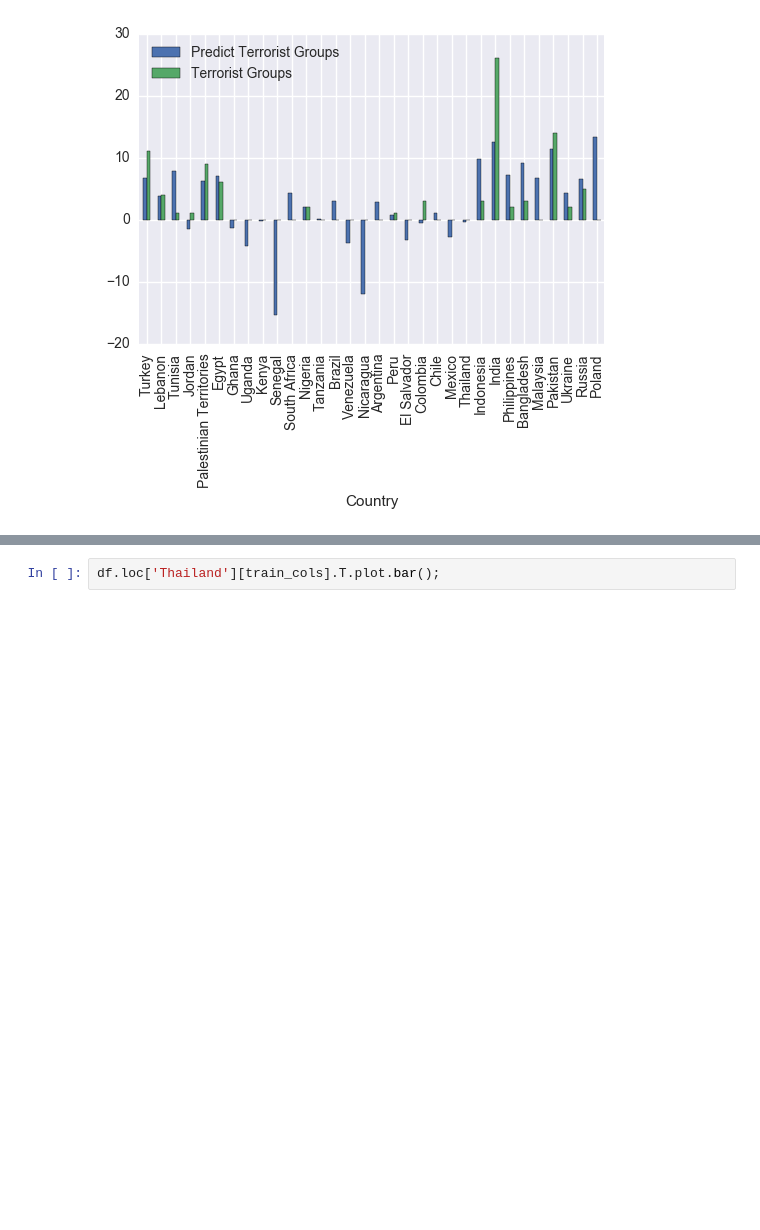
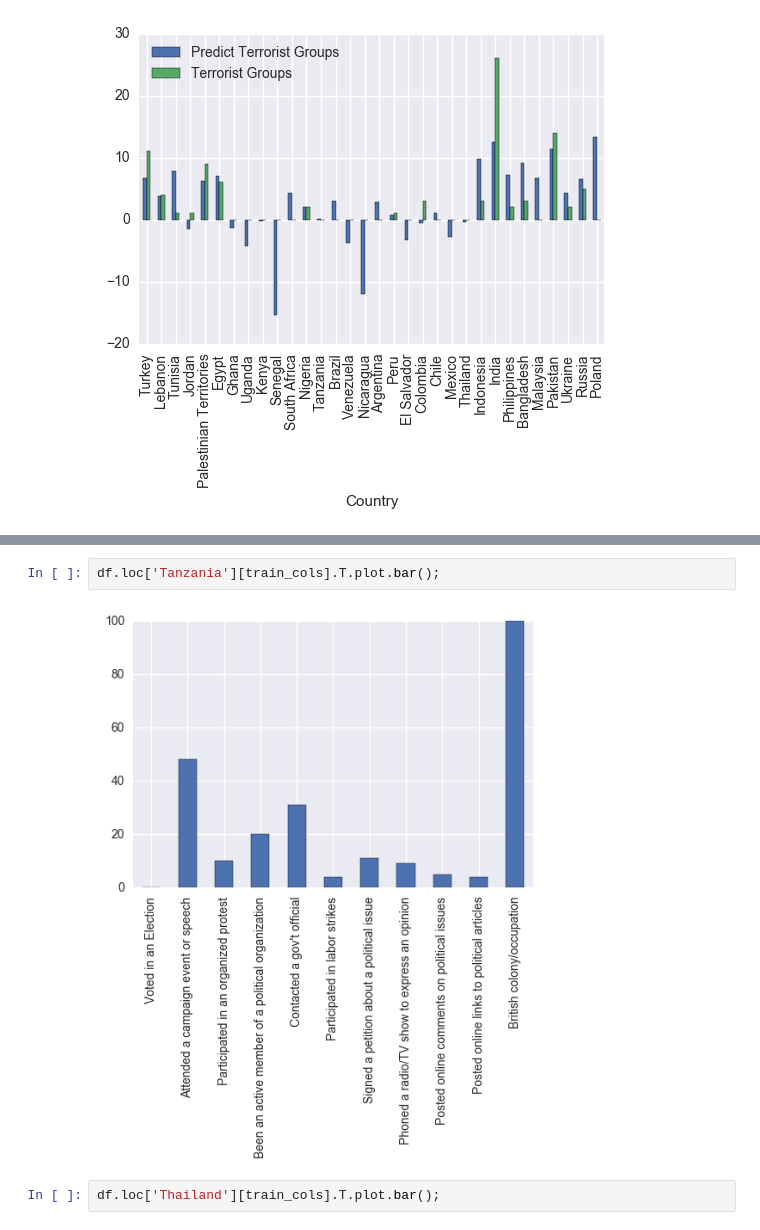
Before and after one commit to altheasmith/ds-homework, a Jupyter notebook: final-project/FinalProject.ipynb, the cells around one changed output, grey strips where cells are left out. Saved outputs shown, nothing was run; the diff lists cells and outputs as text; blank space fills up the shorter version.

```diff
--- a/final-project/FinalProject.ipynb
+++ b/final-project/FinalProject.ipynb
@@ -336,3 +339,7 @@ df_predict[['Log Predict Terrorist Groups', 'Terrorist Groups']].plot.bar()
+# %%
+df.loc['Tanzania'][train_cols].T.plot.bar();
+# %% [output]
+[figure, added]
 # %%
 df.loc['Thailand'][train_cols].T.plot.bar();
 # %% [output]
```
Also changed, not shown: parts of 20 cells of this notebook.
